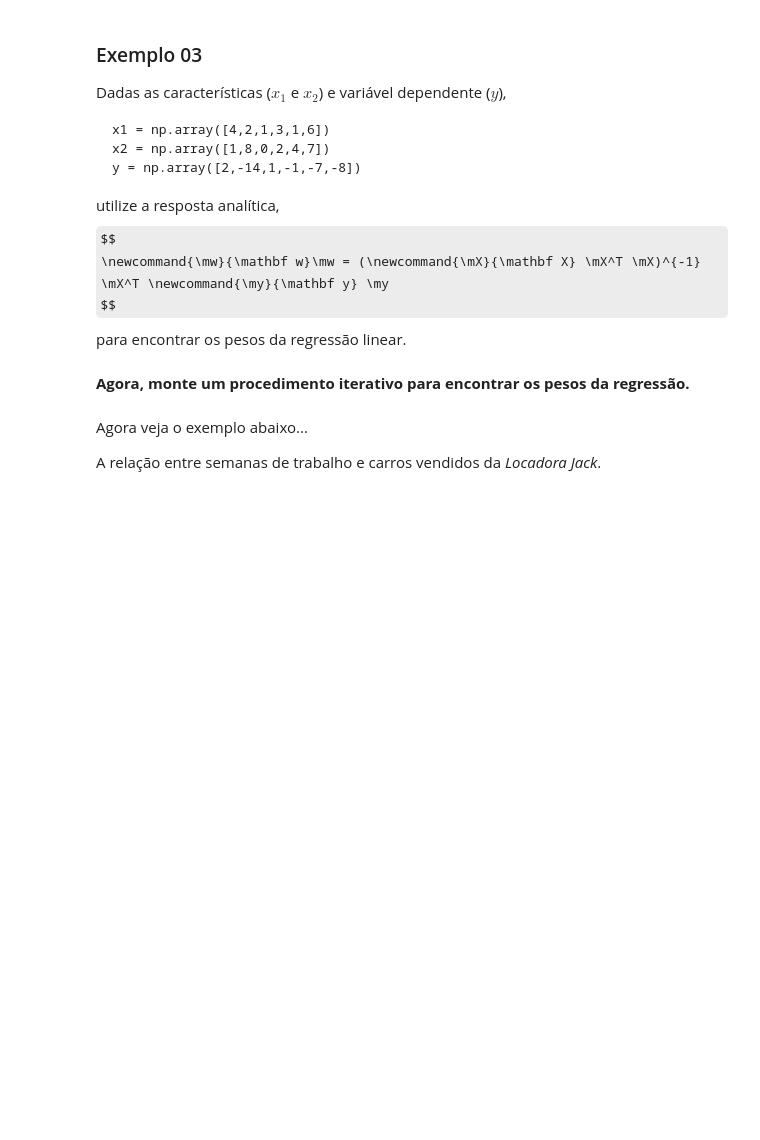
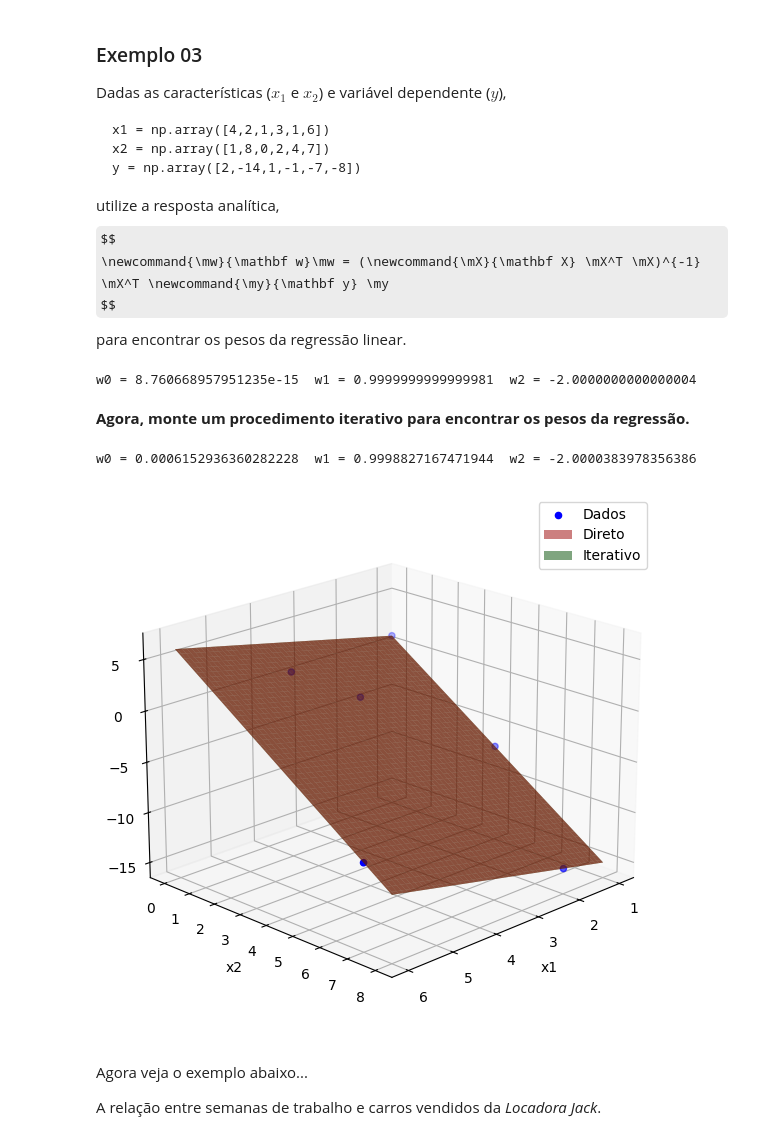
Before and after one commit to KndHvH/367, a Jupyter notebook: POLI/ML/07.05/IAD_004_Y2024_01.ipynb, the cells around one changed output. Drawn from its saved outputs; the diff is of its cells as text; code cells hidden in the pictures; some formulas as TeX source; blank space fills up the shorter version.

```diff
--- a/POLI/ML/07.05/IAD_004_Y2024_01.ipynb
+++ b/POLI/ML/07.05/IAD_004_Y2024_01.ipynb
@@ -489,7 +503,9 @@ x2 = np.array([1,8,0,2,4,7])
 y = np.array([2,-14,1,-1,-7,-8])
 # %%
 MX = np.array([np.ones(len(x1)),x1,x2]).T
-W = np.linalg.solve(MX.T.dot(MX),MX.T.dot(y))
-print('w0 = '+str(W[0]) + '  w1 = '+str(W[1]) + '  w2 = '+str(W[2]))
+W_direct = np.linalg.solve(MX.T.dot(MX),MX.T.dot(y))
+print('w0 = '+str(W_direct[0]) + '  w1 = '+str(W_direct[1]) + '  w2 = '+str(W_direct[2]))
+# %% [output]
+w0 = 8.760668957951235e-15  w1 = 0.9999999999999981  w2 = -2.0000000000000004
 # %% [markdown]
 __Agora, monte um procedimento iterativo para encontrar os pesos da regressão.__
@@ -498,3 +512,61 @@ __Agora, monte um procedimento iterativo para encontrar os pesos da regressão._
+# %%
+# Inicializando os pesos
+W_iter = np.zeros(3)
+
+# Definindo a taxa de aprendizado
+alpha = 0.01
+
+# Definindo o número de iterações
+num_iter = 1000
+
+# Loop para atualização dos pesos
+for _ in range(num_iter):
+    # Calculando o gradiente
+    gradient = 2/MX.shape[0] * MX.T.dot(MX.dot(W_iter) - y)
+
+    # Atualizando os pesos
+    W_iter = W_iter - alpha * gradient
+
+print('w0 = '+str(W_iter[0]) + '  w1 = '+str(W_iter[1]) + '  w2 = '+str(W_iter[2]))
+# %% [output]
+w0 = 0.0006152936360282228  w1 = 0.9998827167471944  w2 = -2.0000383978356386
+# %%
+import matplotlib.pyplot as plt
+from mpl_toolkits.mplot3d import Axes3D
+
+# Criando uma grade de valores para x1 e x2
+x1_values = np.linspace(min(x1), max(x1), num=100)
+x2_values = np.linspace(min(x2), max(x2), num=100)
+x1_grid, x2_grid = np.meshgrid(x1_values, x2_values)
+
+# Calculando os valores previstos para y para cada conjunto de pesos
+y_grid_direct = W_direct[0] + W_direct[1]*x1_grid + W_direct[2]*x2_grid
+y_grid_iter = W_iter[0] + W_iter[1]*x1_grid + W_iter[2]*x2_grid
+
+# Criando a figura 3D
+fig = plt.figure(figsize=(10, 7))
+ax = fig.add_subplot(111, projection='3d')
+
+# Plotando os pontos de dados
+ax.scatter(x1, x2, y, color='b', label='Dados')
+
+# Plotando as linhas de regressão
+ax.plot_surface(x1_grid, x2_grid, y_grid_direct, color='r', alpha=0.5, label='Direto')
+ax.plot_surface(x1_grid, x2_grid, y_grid_iter, color='g', alpha=0.5, label='Iterativo')
+
+# Configurando a legenda e os rótulos dos eixos
+ax.legend()
+ax.set_xlabel('x1')
+ax.set_ylabel('x2')
+ax.set_zlabel('y')
+
+ax.view_init(elev=20, azim=45)
+
+
+# Mostrando o gráfico
+plt.show()
+# %% [output]
+[figure, added]
 # %% [markdown]
 Agora veja o exemplo abaixo...
 
```
Also changed, not shown: parts of 14 cells of this notebook, 1 other file.
